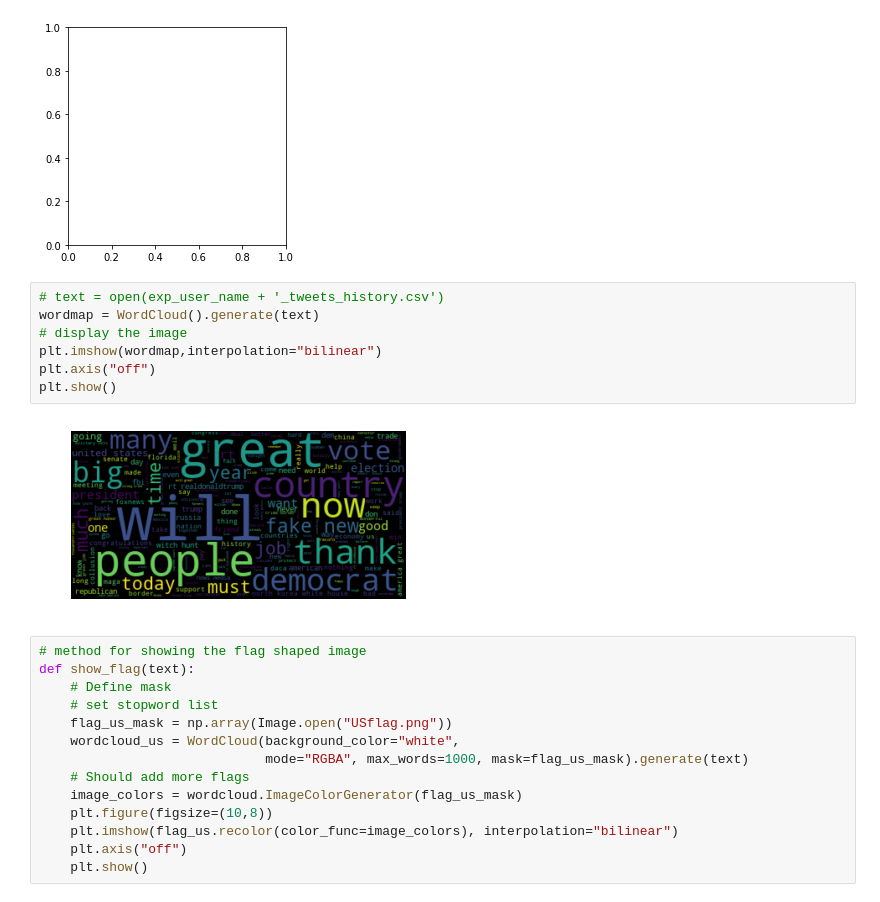
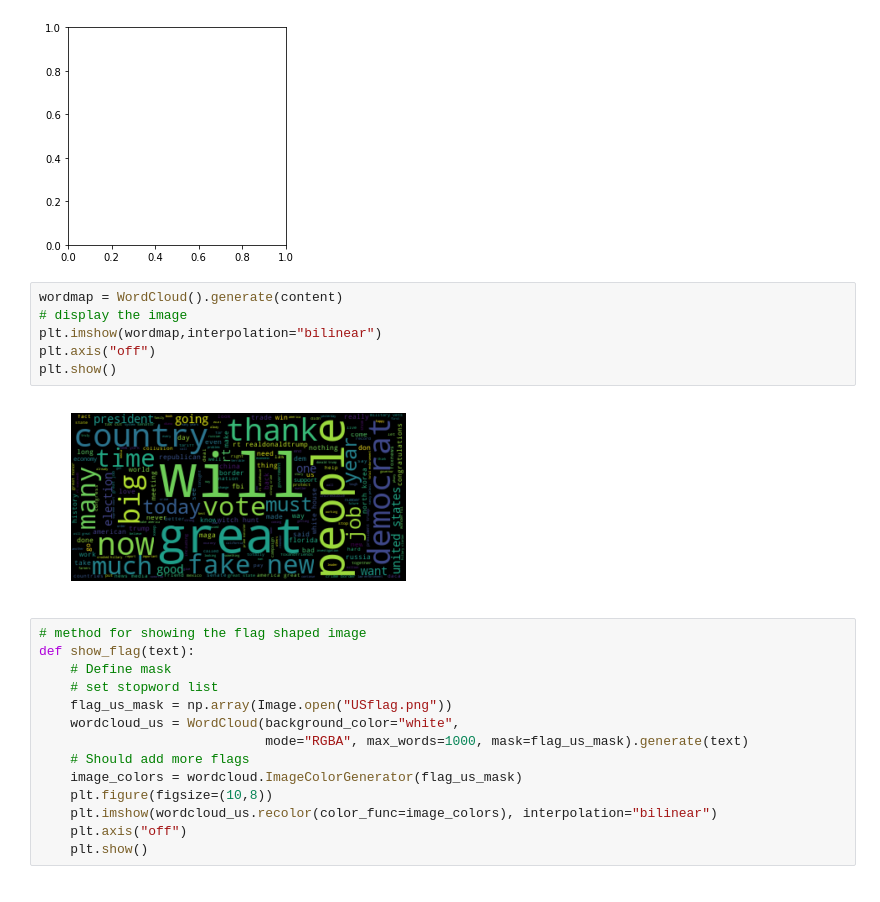
Before and after one commit to ariel7663/23333, a Jupyter notebook: Final.ipynb, the cells around one changed output. Drawn from its saved outputs; the diff is of its cells as text.

```diff
--- a/Final.ipynb
+++ b/Final.ipynb
@@ -229,14 +227,13 @@ show_regular(content)
 TypeError: Image data cannot be converted to float
 [figure]
 # %%
-# text = open(exp_user_name + '_tweets_history.csv')
-wordmap = WordCloud().generate(text)
+wordmap = WordCloud().generate(content)
 # display the image
 plt.imshow(wordmap,interpolation="bilinear")
 plt.axis("off")
 plt.show()
 # %% [output]
-[figure, old version]
+[figure, new version]
 # %%
 # method for showing the flag shaped image
 def show_flag(text):
@@ -248,6 +245,6 @@ def show_flag(text):
     # Should add more flags
     image_colors = wordcloud.ImageColorGenerator(flag_us_mask)
     plt.figure(figsize=(10,8))
-    plt.imshow(flag_us.recolor(color_func=image_colors), interpolation="bilinear")
+    plt.imshow(wordcloud_us.recolor(color_func=image_colors), interpolation="bilinear")
     plt.axis("off")
     plt.show()
```
Also changed, not shown: parts of 3 cells of this notebook, 2 other files.
